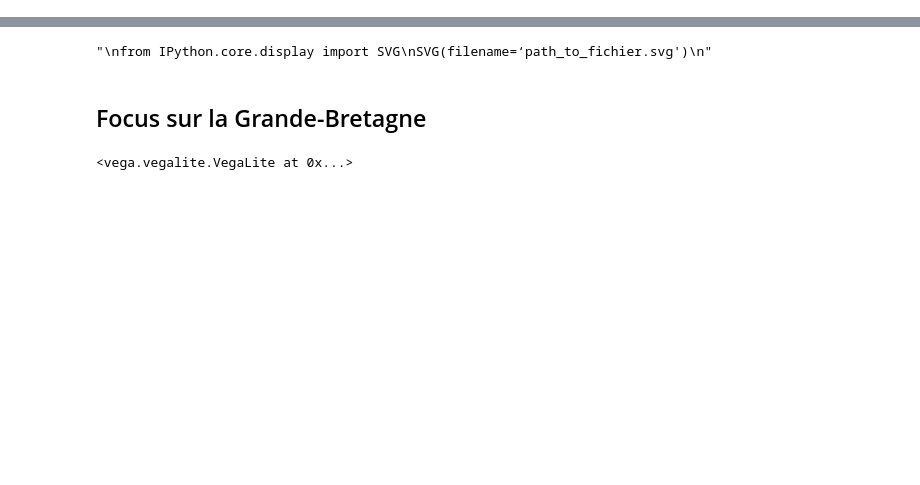
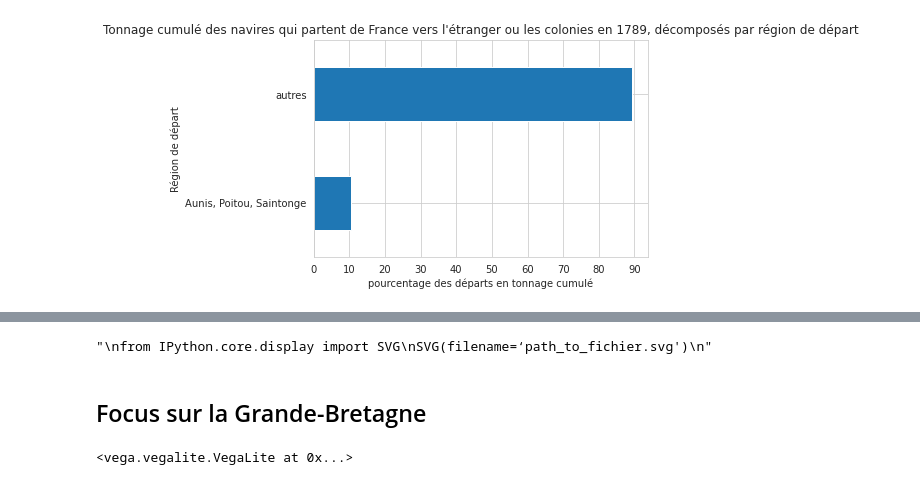
Before and after one commit to medialab/portic-datasprint-2021, a Jupyter notebook: productions/equipe_1/port_attache/sorties_vers_etranger_et_colonies.ipynb, the cells around one changed output, grey strips where cells are left out. Drawn from its saved outputs; the diff is of its cells as text; code cells hidden in the pictures; blank space fills up the shorter version.

```diff
--- a/productions/equipe_1/port_attache/sorties_vers_etranger_et_colonies.ipynb
+++ b/productions/equipe_1/port_attache/sorties_vers_etranger_et_colonies.ipynb
@@ -17,3 +16,2 @@ sorties = pd.read_csv("sorties_navires_vers_etranger.csv")
 # %%
-sorties_mixtes = pd.read_csv("sorties_navires_vers_etranger_mixte_DFLR_ailleurs1787.csv")
-sorties = sorties_mixtes[sorties_mixtes.region_depart == "Aunis-Saintonge-Poitou"]
+sorties = pd.read_csv("sorties_navires_vers_etranger_mixte_DFLR_ailleurs_tout1787.csv")
@@ -43,0 +49,10 @@ sorties["destination"] = sorties["substate_destination"].fillna(sorties["state_d
+# %%
+tonnage_total = sorties["tonnage"].sum()
+# %%
+((sorties.groupby("Région de départ")["tonnage"].sum())*100/tonnage_total).plot.barh()
+plt.xticks(np.arange(0, 100, 10))
+plt.xlabel('pourcentage des départs en tonnage cumulé')
+plt.title("Tonnage cumulé des navires qui partent de France vers l'étranger ou les colonies en 1789, décomposés par région de départ")
+plt.show()
+# %% [output]
+[figure, added]
```
Also changed, not shown: parts of 39 cells of this notebook, 15 other files.
